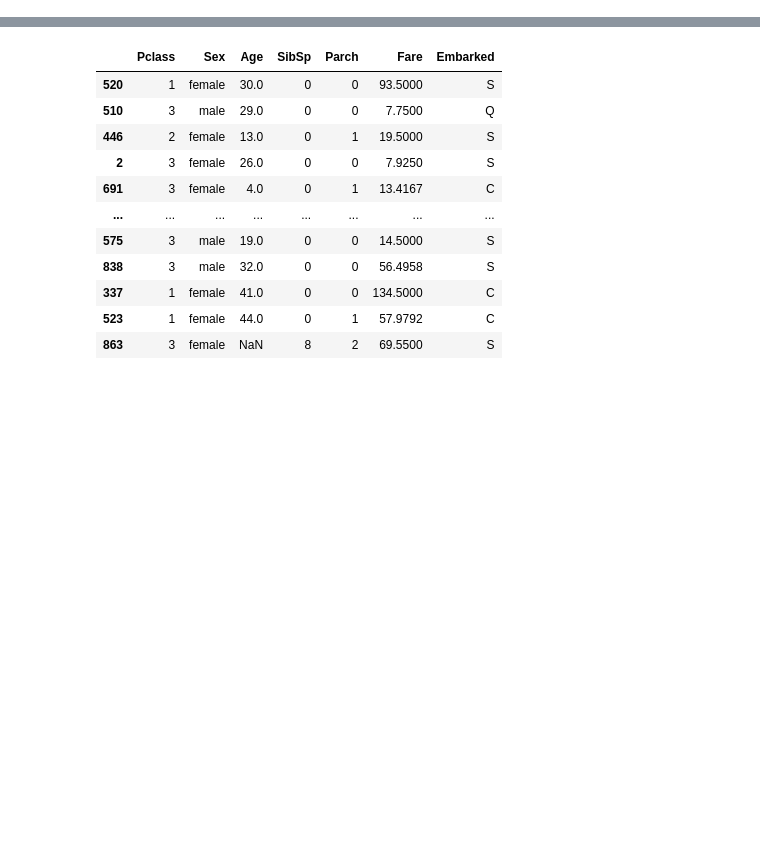
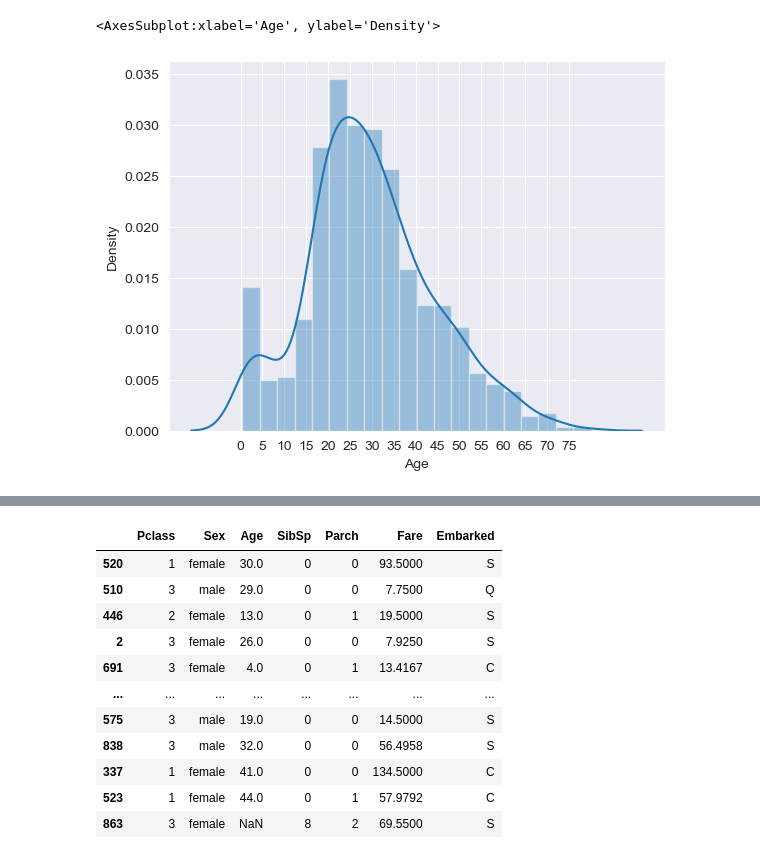
Before and after one commit to rohitmadame/titanic_, a Jupyter notebook: titanic_with_pipelines.ipynb, the cells around one changed output, grey strips where cells are left out. Cells and saved outputs as stored; diff of their text form; code cells hidden in the pictures; blank space fills up the shorter version.

```diff
--- a/titanic_with_pipelines.ipynb
+++ b/titanic_with_pipelines.ipynb
@@ -26,0 +111,9 @@ df.head()
+# %%
+#Checking distribution of age
+
+sns.set_style('darkgrid')
+plt.xticks(np.arange(0,80,step=5))
+sns.distplot(df['Age'])
+# %% [output]
+<AxesSubplot:xlabel='Age', ylabel='Density'>
+[figure, added]
```
Also changed, not shown: parts of 29 cells of this notebook.
